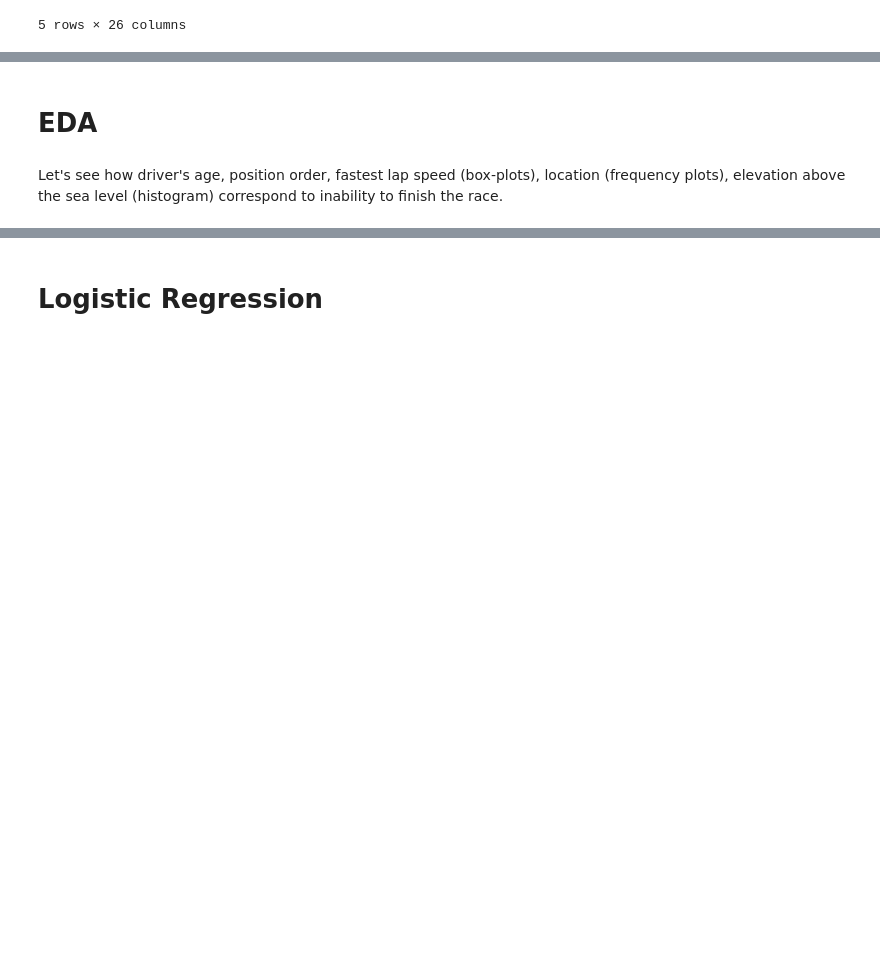
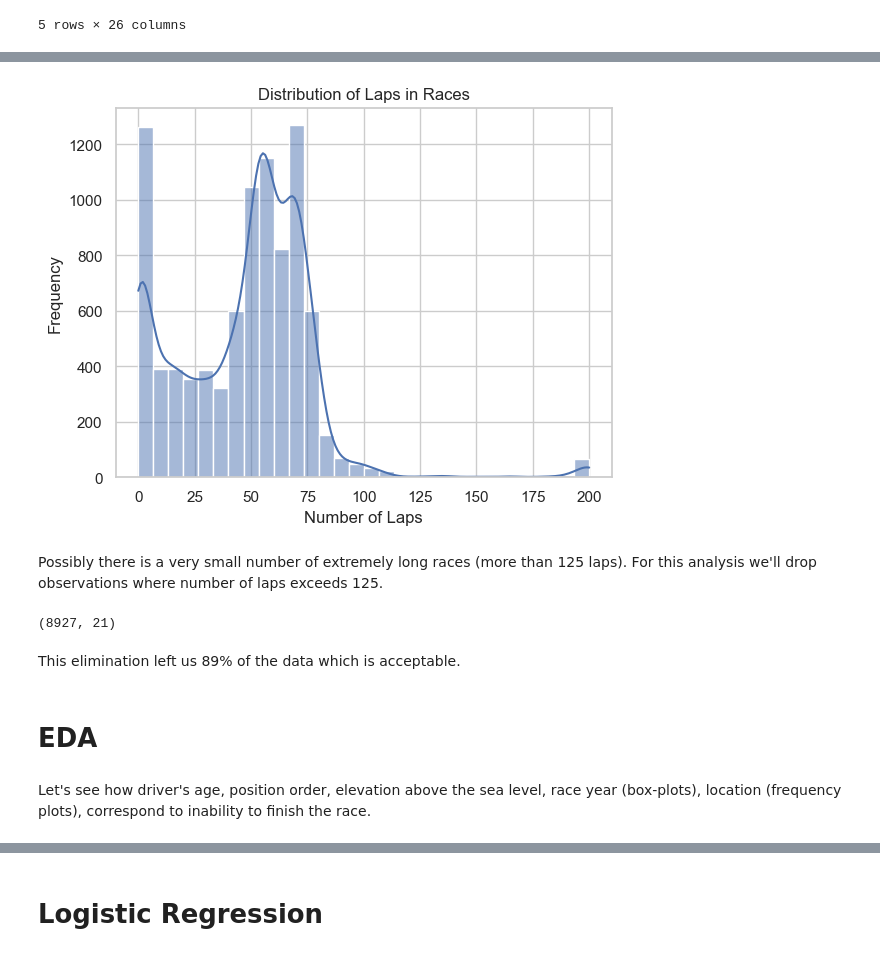
Before and after one commit to DaniilAzarov123/F1-drivers-analysis, a Jupyter notebook: F1_drivers_analysis.ipynb, the cells around one changed output, grey strips where cells are left out. Saved outputs shown, nothing was run; the diff lists cells and outputs as text; code cells hidden in the pictures; blank space fills up the shorter version.

```diff
--- a/F1_drivers_analysis.ipynb
+++ b/F1_drivers_analysis.ipynb
@@ -127,5 +178,24 @@ dtype: object
+# %%
+sns.histplot(data=filtered_df, x='laps', bins=30, kde=True)
+plt.title('Distribution of Laps in Races')
+plt.xlabel('Number of Laps')
+plt.ylabel('Frequency')
+plt.show()
+# %% [output]
+[figure, added]
+# %% [markdown]
+Possibly there is a very small number of extremely long races (more than 125 laps). For this analysis we'll drop observations where number of laps exceeds 125.
+# %%
+filtered_df.drop(columns=['points', 'total_time_ms','fastestLap', 'rank', 'fastestLapSpeed', 'fastestLap_ms'],inplace=True)
+filtered_df = filtered_df[filtered_df['laps'] <= 125]
+filtered_df.reset_index(drop=True, inplace=True)
+filtered_df.shape
+# %% [output]
+(8927, 21)
+# %% [markdown]
+This elimination left us 89% of the data which is acceptable.
 # %% [markdown]
 # EDA
 # %% [markdown]
-Let's see how driver's age, position order, fastest lap speed (box-plots), location (frequency plots), elevation above the sea level (histogram) correspond to inability to finish the race.
+Let's see how driver's age, position order, elevation above the sea level, race year (box-plots), location (frequency plots), correspond to inability to finish the race.
 # %%
```
Also changed, not shown: parts of 30 cells of this notebook, 1 other file.
